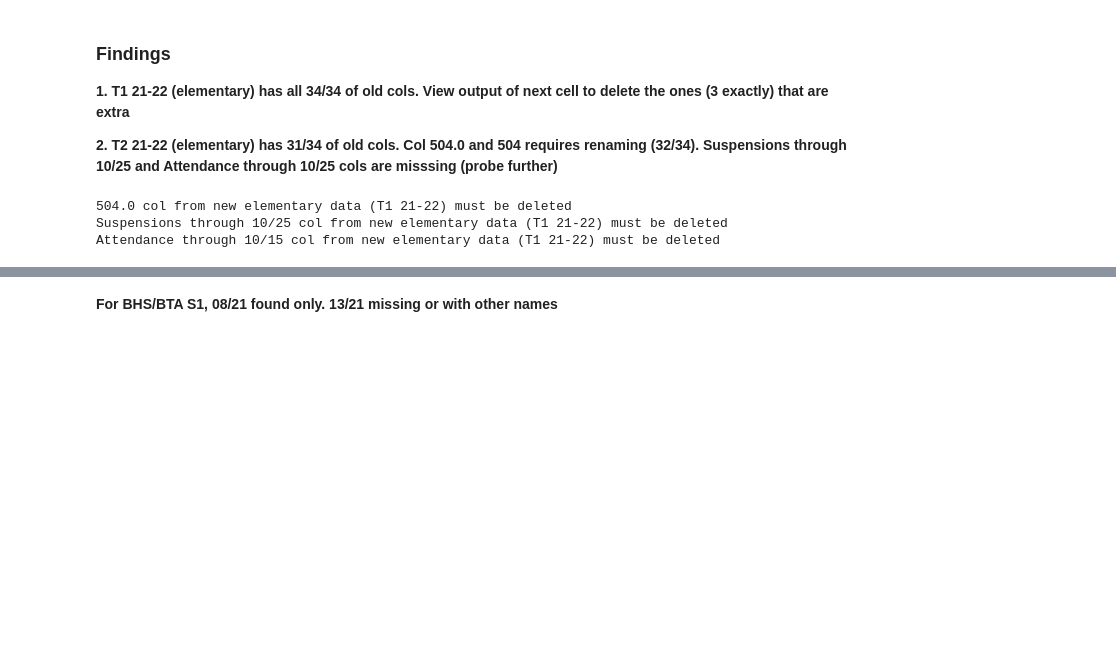
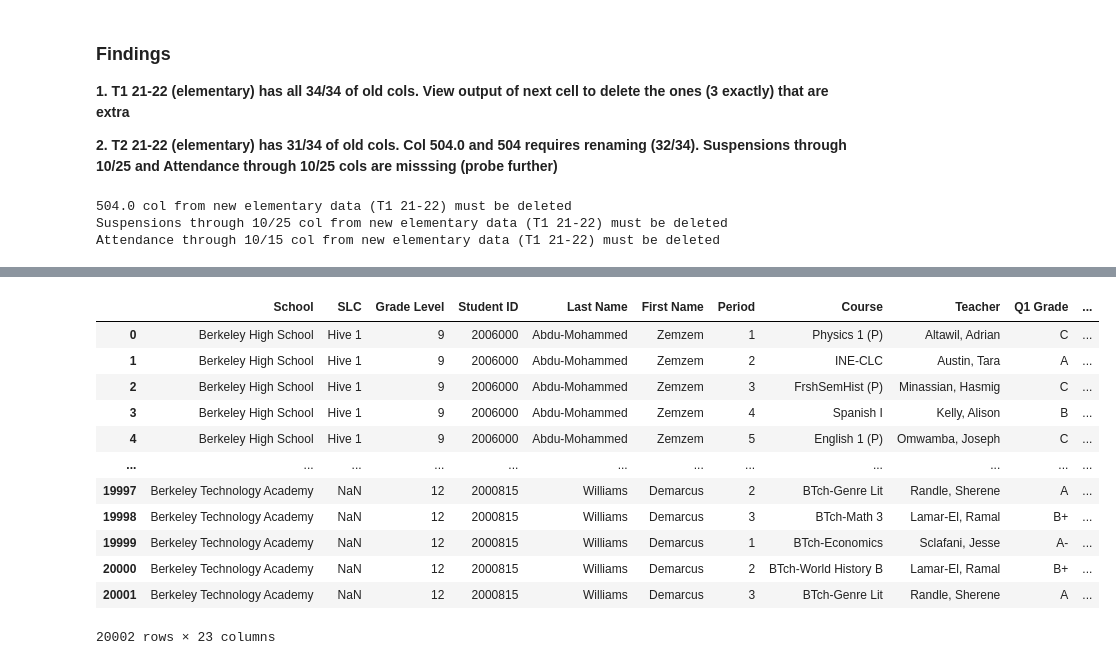
Before and after one commit to hussam95/vincent_eda, a Jupyter notebook: new_old_similarity_check.ipynb, the cells around one changed output, grey strips where cells are left out. Drawn from its saved outputs; the diff is of its cells as text; code cells hidden in the pictures; blank space fills up the shorter version.

```diff
--- a/new_old_similarity_check.ipynb
+++ b/new_old_similarity_check.ipynb
@@ -393,2 +490,20 @@ Socio-Ec Disadv. col not found
-# %% [markdown]
-**For BHS/BTA S1, 08/21 found only. 13/21 missing or with other names**
+# %%
+new_bhs['Year']='2021-22'
+new_bhs['Smester']=1
+new_bhs['Quarter']=2
+# %%
+new_bhs
+# %% [output]
+|  | School | SLC | Grade Level | Student ID | Last Name | First Name | Period | Course | Teacher | Q1 Grade | ... |
+| 0 | Berkeley High School | Hive 1 | 9 | 2006000 | Abdu-Mohammed | Zemzem | 1 | Physics 1 (P) | Altawil, Adrian | C | ... |
+| 1 | Berkeley High School | Hive 1 | 9 | 2006000 | Abdu-Mohammed | Zemzem | 2 | INE-CLC | Austin, Tara | A | ... |
+| 2 | Berkeley High School | Hive 1 | 9 | 2006000 | Abdu-Mohammed | Zemzem | 3 | FrshSemHist (P) | Minassian, Hasmig | C | ... |
+| 3 | Berkeley High School | Hive 1 | 9 | 2006000 | Abdu-Mohammed | Zemzem | 4 | Spanish I | Kelly, Alison | B | ... |
+| 4 | Berkeley High School | Hive 1 | 9 | 2006000 | Abdu-Mohammed | Zemzem | 5 | English 1 (P) | Omwamba, Joseph | C | ... |
+| ... | ... | ... | ... | ... | ... | ... | ... | ... | ... | ... | ... |
+| 19997 | Berkeley Technology Academy | NaN | 12 | 2000815 | Williams | Demarcus | 2 | BTch-Genre Lit | Randle, Sherene | A | ... |
+| 19998 | Berkeley Technology Academy | NaN | 12 | 2000815 | Williams | Demarcus | 3 | BTch-Math 3 | Lamar-El, Ramal | B+ | ... |
+| 19999 | Berkeley Technology Academy | NaN | 12 | 2000815 | Williams | Demarcus | 1 | BTch-Economics | Sclafani, Jesse | A- | ... |
+| 20000 | Berkeley Technology Academy | NaN | 12 | 2000815 | Williams | Demarcus | 2 | BTch-World History B | Lamar-El, Ramal | B+ | ... |
+| 20001 | Berkeley Technology Academy | NaN | 12 | 2000815 | Williams | Demarcus | 3 | BTch-Genre Lit | Randle, Sherene | A | ... |
+20002 rows × 23 columns
```
Also changed, not shown: parts of 126 cells of this notebook.
